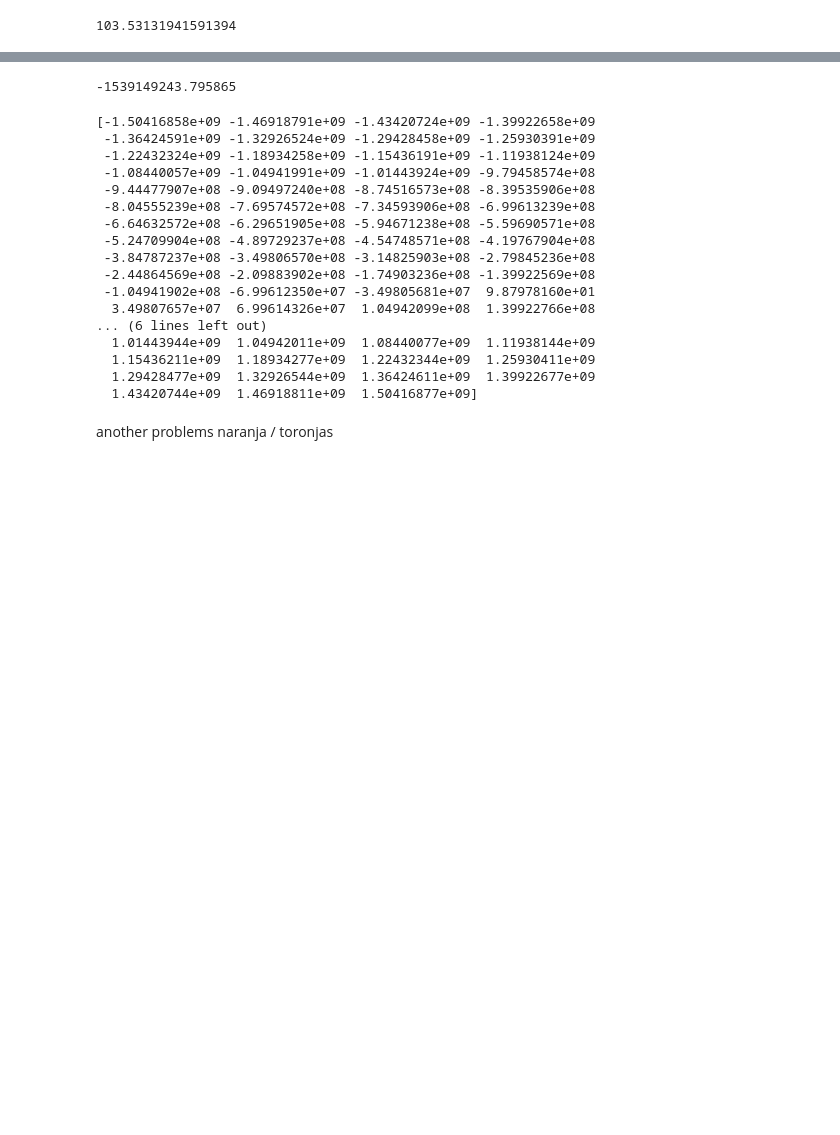
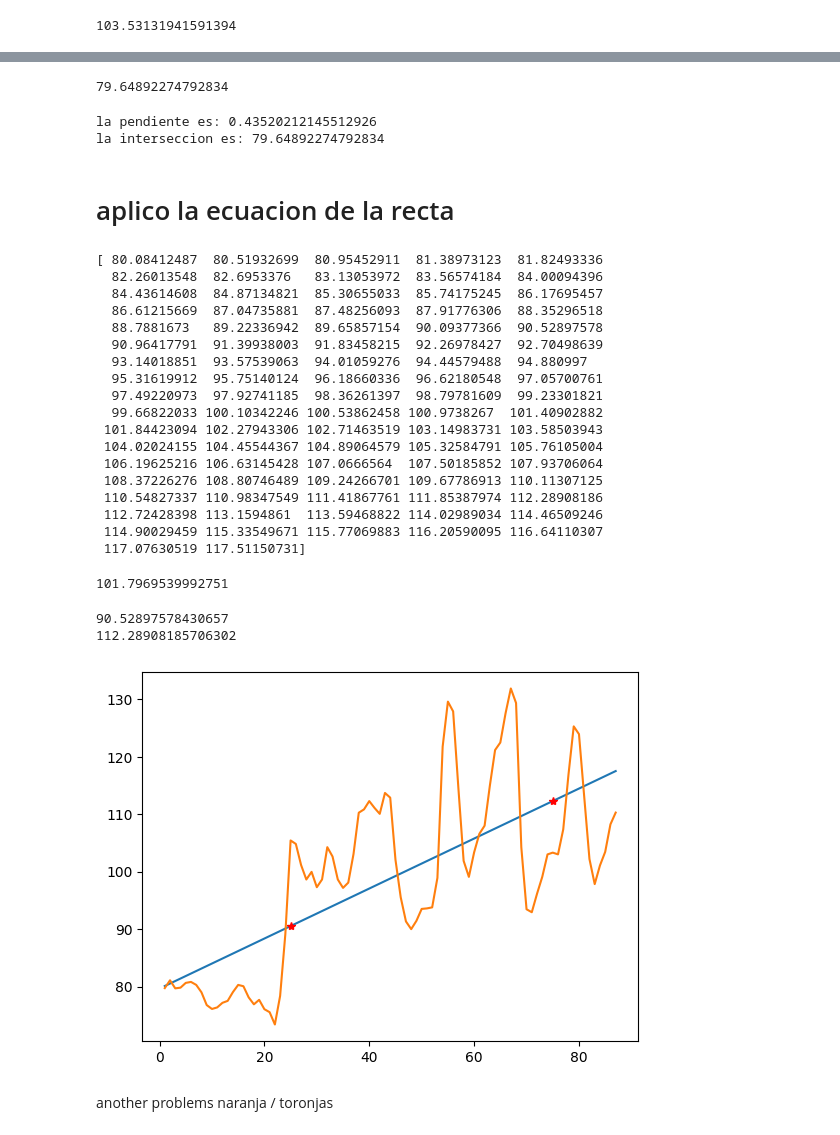
Before and after one commit to duquerson/2044-numpy-analisis-numerico-eficiente-con-python, a Jupyter notebook: Numpy.ipynb, the cells around one changed output, grey strips where cells are left out. Drawn from its saved outputs; the diff is of its cells as text; code cells hidden in the pictures; blank space fills up the shorter version.

Commit message:
aplicando formulas de regresion lineal basica

```diff
--- a/Numpy.ipynb
+++ b/Numpy.ipynb
@@ -320,4 +360,4 @@ hallamos la pendiente
 # %%
-m = n*(np.sum(x*y)) - (np.sum(x)*np.sum(y))/(n*(np.sum(x**2)) - np.sum(x)**2)
+m = (n*np.sum(x*y)-np.sum(x)*np.sum(y))/(n*np.sum(x**2)-np.sum(x)**2)
 print(m)
 # %% [output]
@@ -328,28 +370,52 @@ hallamos la interseccion
 b= np.mean(y) - m*np.mean(x)
 print(b)
 # %% [output]
--1539149243.795865
+79.64892274792834
+# %%
+print(f'la pendiente es: {m}')
+print(f'la interseccion es: {b}')
+# %% [output]
+la pendiente es: 0.43520212145512926
+la interseccion es: 79.64892274792834
+# %% [markdown]
+# aplico la ecuacion de la recta
 # %%
 y = m*x + b
 print(y)
 # %% [output]
-[-1.50416858e+09 -1.46918791e+09 -1.43420724e+09 -1.39922658e+09
- -1.36424591e+09 -1.32926524e+09 -1.29428458e+09 -1.25930391e+09
- -1.22432324e+09 -1.18934258e+09 -1.15436191e+09 -1.11938124e+09
- -1.08440057e+09 -1.04941991e+09 -1.01443924e+09 -9.79458574e+08
- -9.44477907e+08 -9.09497240e+08 -8.74516573e+08 -8.39535906e+08
- -8.04555239e+08 -7.69574572e+08 -7.34593906e+08 -6.99613239e+08
- -6.64632572e+08 -6.29651905e+08 -5.94671238e+08 -5.59690571e+08
- -5.24709904e+08 -4.89729237e+08 -4.54748571e+08 -4.19767904e+08
- -3.84787237e+08 -3.49806570e+08 -3.14825903e+08 -2.79845236e+08
- -2.44864569e+08 -2.09883902e+08 -1.74903236e+08 -1.39922569e+08
- -1.04941902e+08 -6.99612350e+07 -3.49805681e+07  9.87978160e+01
-  3.49807657e+07  6.99614326e+07  1.04942099e+08  1.39922766e+08
-... (6 lines left out)
-  1.01443944e+09  1.04942011e+09  1.08440077e+09  1.11938144e+09
-  1.15436211e+09  1.18934277e+09  1.22432344e+09  1.25930411e+09
-  1.29428477e+09  1.32926544e+09  1.36424611e+09  1.39922677e+09
-  1.43420744e+09  1.46918811e+09  1.50416877e+09]
+[ 80.08412487  80.51932699  80.95452911  81.38973123  81.82493336
+  82.26013548  82.6953376   83.13053972  83.56574184  84.00094396
+  84.43614608  84.87134821  85.30655033  85.74175245  86.17695457
+  86.61215669  87.04735881  87.48256093  87.91776306  88.35296518
+  88.7881673   89.22336942  89.65857154  90.09377366  90.52897578
+  90.96417791  91.39938003  91.83458215  92.26978427  92.70498639
+  93.14018851  93.57539063  94.01059276  94.44579488  94.880997
+  95.31619912  95.75140124  96.18660336  96.62180548  97.05700761
+  97.49220973  97.92741185  98.36261397  98.79781609  99.23301821
+  99.66822033 100.10342246 100.53862458 100.9738267  101.40902882
+ 101.84423094 102.27943306 102.71463519 103.14983731 103.58503943
+ 104.02024155 104.45544367 104.89064579 105.32584791 105.76105004
+ 106.19625216 106.63145428 107.0666564  107.50185852 107.93706064
+ 108.37226276 108.80746489 109.24266701 109.67786913 110.11307125
+ 110.54827337 110.98347549 111.41867761 111.85387974 112.28908186
+ 112.72428398 113.1594861  113.59468822 114.02989034 114.46509246
+ 114.90029459 115.33549671 115.77069883 116.20590095 116.64110307
+ 117.07630519 117.51150731]
+# %%
+print(np.linalg.norm(moscu-y)) #algebra lineal normalizado
+# %% [output]
+101.7969539992751
+# %%
+plt.plot(x,y)
+plt.plot(fechas,moscu)
+plt.plot(25,m*25+b,'*r')
+print(m*25+b)
+plt.plot(75,m*75+b,'*r')
+print(m*75+b)
+# %% [output]
+90.52897578430657
+112.28908185706302
+[figure, added]
 # %% [markdown]
 another problems naranja / toronjas
 # %%
```
Also changed, not shown: parts of 28 cells of this notebook.
